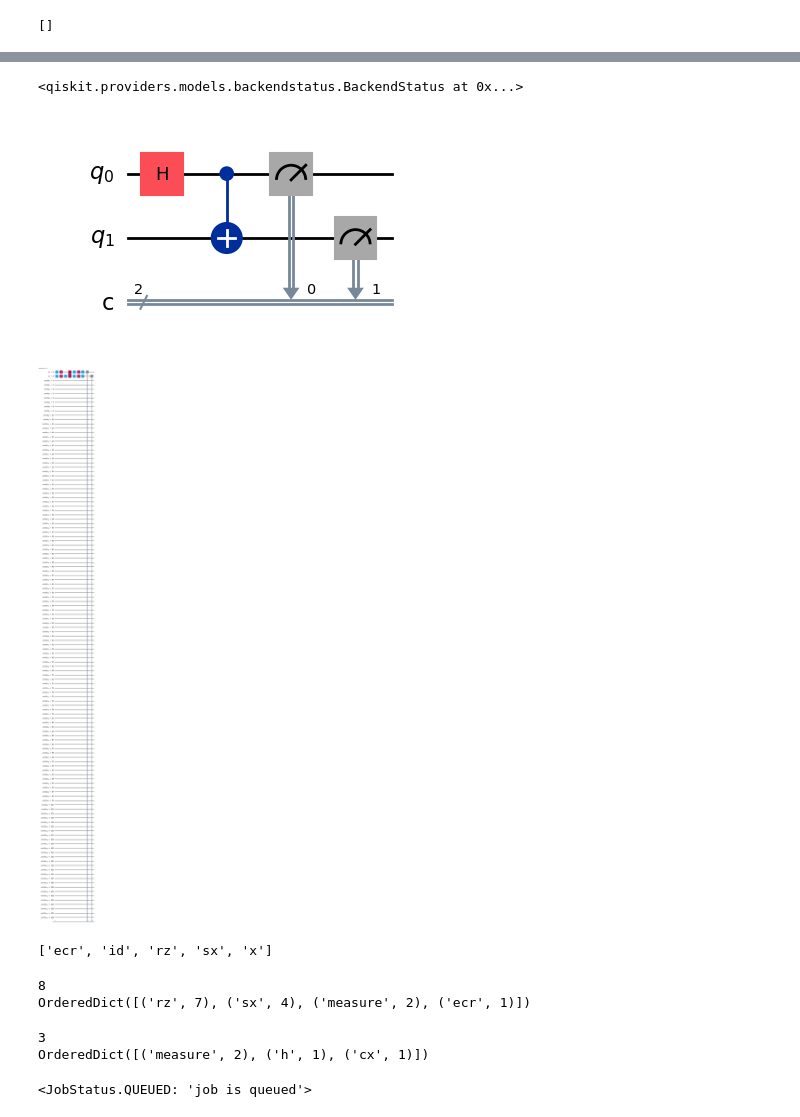
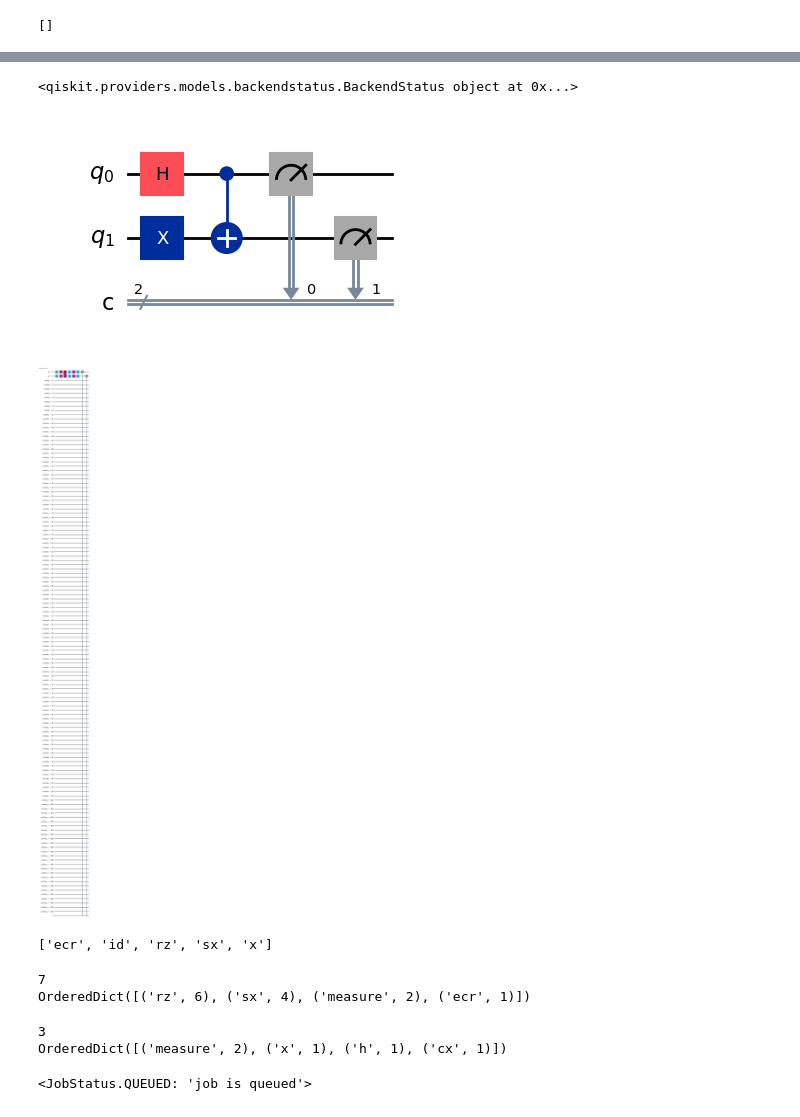
Before and after one commit to Polyana150/Gercom, a Jupyter notebook: teste.ipynb, the cells around one changed output, grey strips where cells are left out. Drawn from its saved outputs; the diff is of its cells as text; code cells hidden in the pictures.

```diff
--- a/teste.ipynb
+++ b/teste.ipynb
@@ -94,32 +92,40 @@ NameError: name 'small_devices' is not defined
-# %%
-from qiskit_ibm_provider import least_busy
-
-devices = provider.backends(simulator=False, operational=True)
-backend_least_busy = least_busy(devices)
-
-backend_least_busy.status()
-# %% [output]
-<qiskit.providers.models.backendstatus.BackendStatus at 0x...>
+# %%
+from qiskit_ibm_provider import IBMProvider
+
+IBMProvider.save_account("2e433c09c9a3d034dc924cd7f280c49f7cc89518663e74863db06c8903eafcde3300afbdb6273405def2e71dd9864573e4f6db76c9e695f6c64fc111d67efe1a",overwrite=True)
+IBMProvider.saved_accounts()
+
+provider = IBMProvider()
+
+# Substitua 'nome_do_backend' pelo nome do backend que você deseja usar
+backend_escolhido = provider.get_backend('ibm_osaka')
+
+# Verifique o status do backend escolhido
+status = backend_escolhido.status()
+print(status)
+# %% [output]
+<qiskit.providers.models.backendstatus.BackendStatus object at 0x...>
 # %%
+from qiskit import QuantumCircuit
 qc = QuantumCircuit(2, 2)
 
+qc.x(1)
 qc.h(0)
 qc.cx(0, 1)
-
 qc.measure(range(2), range(2))
 
 display(qc.draw("mpl", style="iqp"))
 
 # ==============================
 
 from qiskit.compiler import transpile
 
 mapped_circuit = transpile(qc, backend=backend)
 
 display(mapped_circuit.draw("mpl", style="iqp"))
 # %% [output]
-[figure, old version]
+[figure, new version]
-[figure, old version]
+[figure, new version]
 # %%
 backend.configuration().basis_gates
 # %% [output]
@@ -128,13 +134,13 @@ backend.configuration().basis_gates
 print(mapped_circuit.depth())
 print(mapped_circuit.count_ops())
 # %% [output]
-8
-OrderedDict([('rz', 7), ('sx', 4), ('measure', 2), ('ecr', 1)])
+7
+OrderedDict([('rz', 6), ('sx', 4), ('measure', 2), ('ecr', 1)])
 # %%
 print(qc.depth())
 print(qc.count_ops())
 # %% [output]
 3
-OrderedDict([('measure', 2), ('h', 1), ('cx', 1)])
+OrderedDict([('measure', 2), ('x', 1), ('h', 1), ('cx', 1)])
 # %%
 #Executando o job
```
Also changed, not shown: parts of 36 cells of this notebook, 1 other file.
